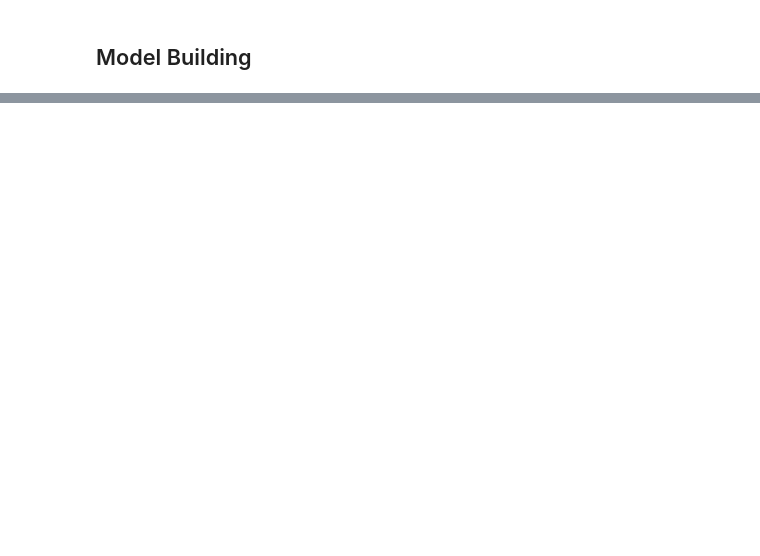
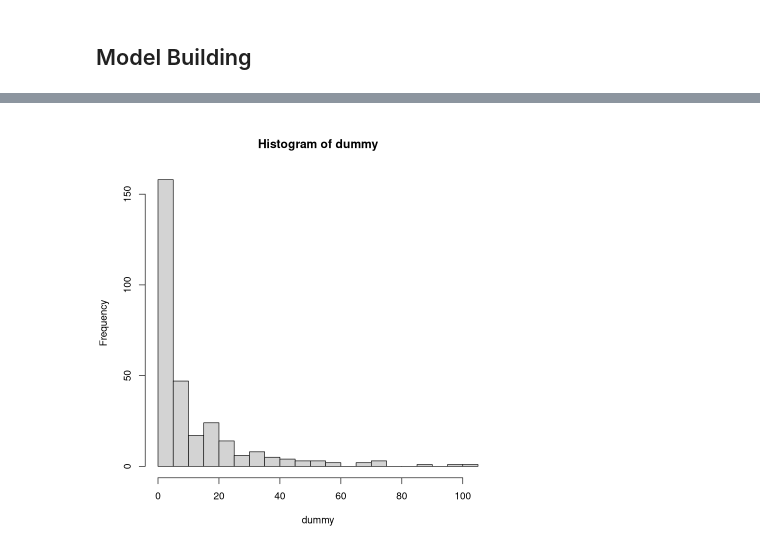
Before and after one commit to LeoKraushaar/protests, a Jupyter notebook: code/R/model_building.ipynb, the cells around one changed output, grey strips where cells are left out. Cells and saved outputs as stored; diff of their text form; code cells hidden in the pictures; blank space fills up the shorter version.

Commit message:
modeling

```diff
--- a/code/R/model_building.ipynb
+++ b/code/R/model_building.ipynb
@@ -17,0 +49,4 @@ A data.frame: 6 × 10
+# %%
+data$prov  <- as.factor(data$prov)
+data$month <- as.factor(data$month)
+data$year <- as.factor(data$year)
@@ -17,0 +85,4 @@ A data.frame: 6 × 10
+# %%
+model <- glm.nb(protests ~., data=data, init.theta = 1)
+
+summary(model)
@@ -17,0 +107,6 @@ A data.frame: 6 × 10
+# %%
+dummy <- rnegbin(fitted(model), theta = 10.75)
+
+hist(dummy, breaks=25)
+# %% [output]
+[figure, added]
```
Also changed, not shown: parts of 11 cells of this notebook, 1 other file.
